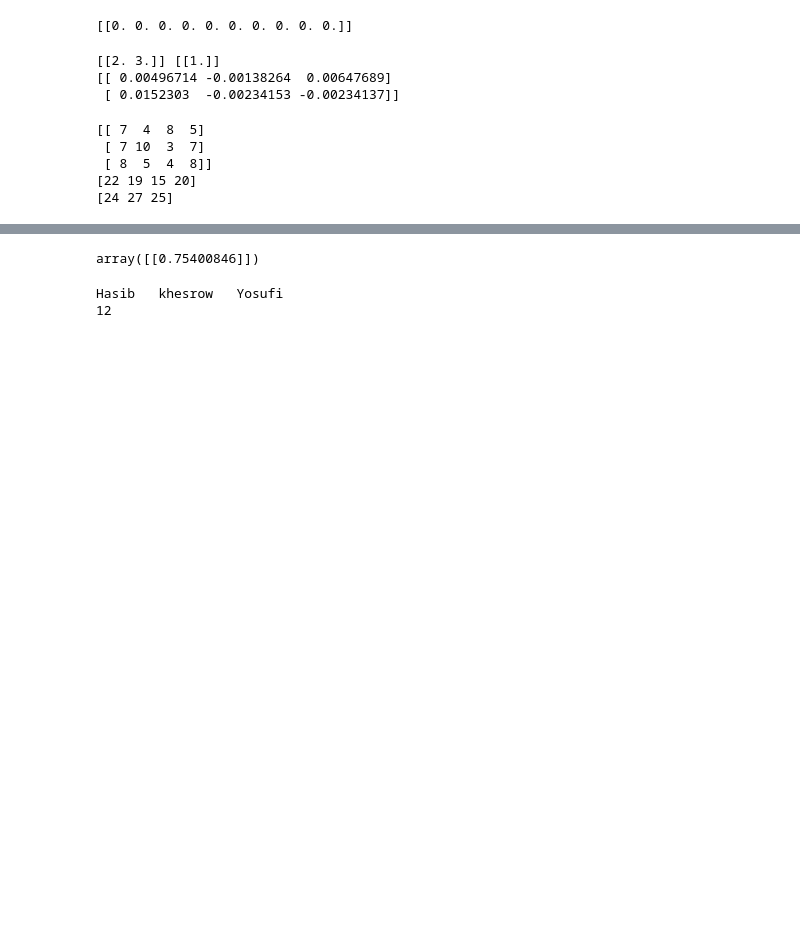
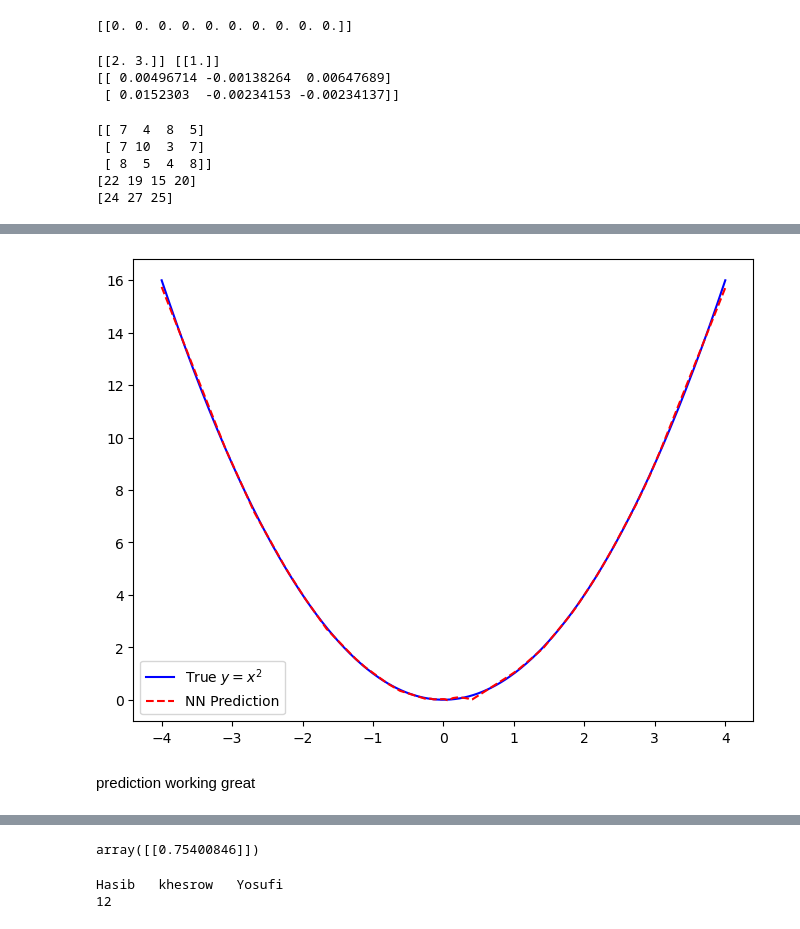
Before and after one commit to Khesorw/neural_network_from_scratch, a Jupyter notebook: feed.ipynb, the cells around one changed output, grey strips where cells are left out. Saved outputs shown, nothing was run; the diff lists cells and outputs as text; code cells hidden in the pictures; blank space fills up the shorter version.

```diff
--- a/feed.ipynb
+++ b/feed.ipynb
@@ -381,40 +231,65 @@ class SimpleNN:
 # %%
 import numpy as np
 import matplotlib.pyplot as plt
+from sklearn.preprocessing import StandardScaler, MinMaxScaler
+
+scaler = StandardScaler()
+# minmax = MinMaxScaler(feature_range=(-1,1))
+
+X = np.linspace(-4, 4, 500).reshape(-1,1)
+Y = X ** 2
 
 
-# # Data
-# X = np.linspace(-4, 4, 100).reshape(-1, 1)
-# Y = (X**2) / 16.0   # normalized targets in [0,1]
-
-# # Model
-# nn = SimpleNN(input_dim=1, num_neurons=100, lr=1e-3, activation='tanh')
-X = np.linspace(-4, 4, 500).reshape(-1,1)
-Y = X ** 2  /8
-
-
-# normalize X (important)
-X_mean, X_std = X.mean(axis=0), X.std(axis=0) + 1e-12
-Xn = (X - X_mean) / X_std
-nn = SimpleNN(input_dim=1, num_neurons=100,  activation='tanh')
+Xn = scaler.fit_transform(X)
+nn = SimpleNN(input_dim=1, num_neurons=100,  activation='relu')
 
 # Training
 epochs = 5000
+
+batch_size = 32
+lr = 1e-3
+
+# for epoch in range(epochs):
+#     # mini-batch SGD
+#     perm = np.random.permutation(len(Xn))
+#     for i in range(0, len(Xn), batch_size):
+#         idx = perm[i:i+batch_size]
+#         xb, yb = Xn[idx], Y[idx]
+#         nn.forward(xb)
+#         nn.backprop(yb, lr=lr, clip_norm=1.0)
+#     if epoch % 400 == 0:
+#         print(epoch, "loss", nn.Loss[-1])
+
+# # final predictions (remember to feed normalized X)
+# Y_pred = nn.forward(Xn)
+
+# # plot
+# plt.figure(figsize=(8,6))
+# plt.plot(X, Y, label='True y=x^2')
+# plt.plot(X, Y_pred, '--', label='NN prediction')
+# plt.legend()
+# plt.show()
+
+
+
+##########################################################################
 for epoch in range(epochs):
-    y_pred = nn.forward(X)
-    nn.backprop(Y)
+    perm = np.random.permutation(len(Xn))
+    for i in range(0,len(Xn),batch_size):
+        idx = perm[i:i+batch_size]
+        x_b, y_b = Xn[idx], Y[idx]
+        nn.forward(x_b)
+        nn.backprop(y_b,lr= lr,clip_norm=1.0)
+    if epoch % 500 == 0:
+        print(f"Epoch {epoch}, Loss = {nn.Loss[-1]}")
 
-    if epoch % 500 == 0:
-        print(f"Epoch {epoch}, Loss = {nn.Loss[-1]:.6f}")
+#final pred
+y_pred = nn.forward(Xn)
 
 # Plot
 plt.figure(figsize=(8,6))
 plt.plot(X, Y, label="True $y=x^2$", color="blue")
-plt.plot(X, nn.forward(X), label="NN Prediction", color="red", linestyle="--")
+plt.plot(X, y_pred, label="NN Prediction", color="red", linestyle="--")
 plt.legend()
-plt.title("Approximating $y=x^2$ with SimpleNN")
-plt.xlabel("x")
-plt.ylabel("y (normalized)")
-plt.grid(True)
 plt.show()
 # %% [output]
@@ -421,0 +306,3 @@ TypeError: SimpleNN.__init__() got an unexpected keyword argument 'lr'
+[figure, added]
+# %% [markdown]
+prediction working great
```
Also changed, not shown: parts of 9 cells of this notebook.
